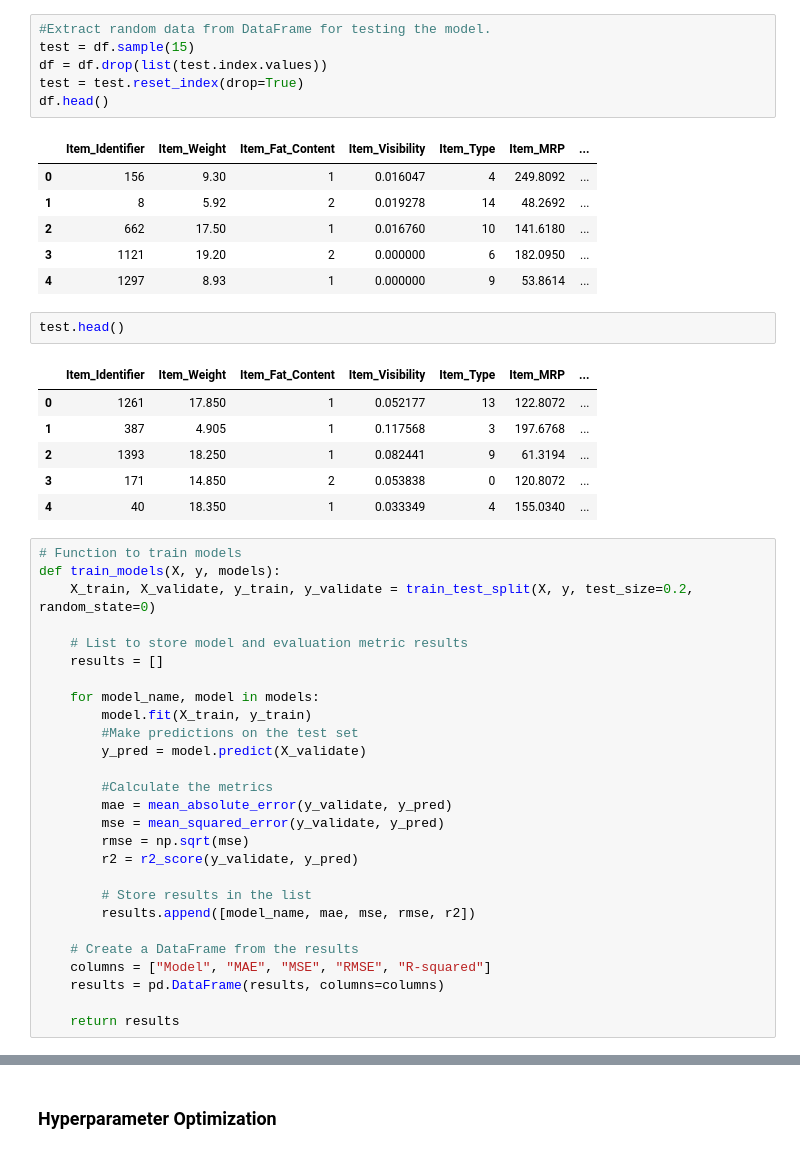
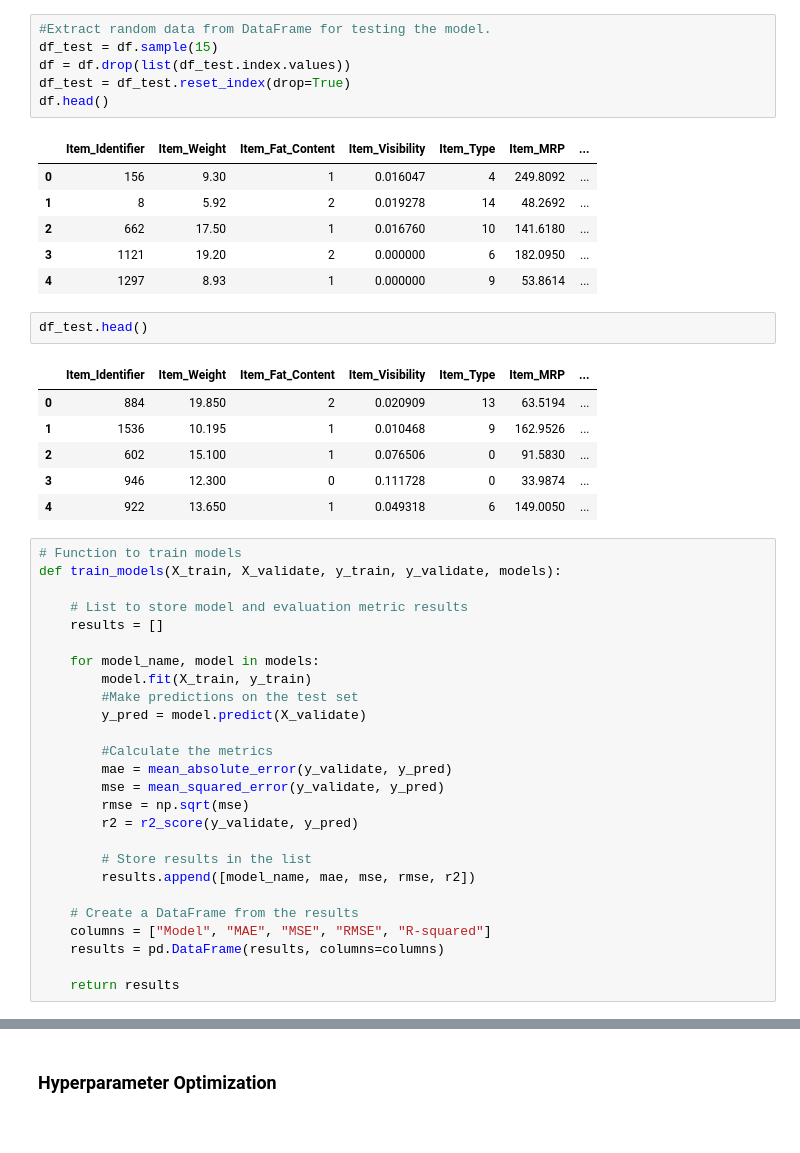
Before and after one commit to edidiongaligbe/Evaluation_Metrics, a Jupyter notebook: Regression.ipynb, the cells around one changed output, grey strips where cells are left out. Saved outputs shown, nothing was run; the diff lists cells and outputs as text.

```diff
--- a/Regression.ipynb
+++ b/Regression.ipynb
@@ -357,9 +368,9 @@ The model will be trained using Linear Regression and the evaluation metrics to
 4. R-squared (R^2)
 # %%
 #Extract random data from DataFrame for testing the model.
-test = df.sample(15)
-df = df.drop(list(test.index.values))
-test = test.reset_index(drop=True)
+df_test = df.sample(15)
+df = df.drop(list(df_test.index.values))
+df_test = df_test.reset_index(drop=True)
 df.head()
 # %% [output]
 |  | Item_Identifier | Item_Weight | Item_Fat_Content | Item_Visibility | Item_Type | Item_MRP | ... |
@@ -369,18 +380,17 @@ df.head()
 | 3 | 1121 | 19.20 | 2 | 0.000000 | 6 | 182.0950 | ... |
 | 4 | 1297 | 8.93 | 1 | 0.000000 | 9 | 53.8614 | ... |
 # %%
-test.head()
+df_test.head()
 # %% [output]
 |  | Item_Identifier | Item_Weight | Item_Fat_Content | Item_Visibility | Item_Type | Item_MRP | ... |
-| 0 | 1261 | 17.850 | 1 | 0.052177 | 13 | 122.8072 | ... |
-| 1 | 387 | 4.905 | 1 | 0.117568 | 3 | 197.6768 | ... |
-| 2 | 1393 | 18.250 | 1 | 0.082441 | 9 | 61.3194 | ... |
-| 3 | 171 | 14.850 | 2 | 0.053838 | 0 | 120.8072 | ... |
-| 4 | 40 | 18.350 | 1 | 0.033349 | 4 | 155.0340 | ... |
+| 0 | 884 | 19.850 | 2 | 0.020909 | 13 | 63.5194 | ... |
+| 1 | 1536 | 10.195 | 1 | 0.010468 | 9 | 162.9526 | ... |
+| 2 | 602 | 15.100 | 1 | 0.076506 | 0 | 91.5830 | ... |
+| 3 | 946 | 12.300 | 0 | 0.111728 | 0 | 33.9874 | ... |
+| 4 | 922 | 13.650 | 1 | 0.049318 | 6 | 149.0050 | ... |
 # %%
 # Function to train models
-def train_models(X, y, models):
-    X_train, X_validate, y_train, y_validate = train_test_split(X, y, test_size=0.2, random_state=0)
+def train_models(X_train, X_validate, y_train, y_validate, models):
 
     # List to store model and evaluation metric results
     results = []
```
Also changed, not shown: parts of 8 cells of this notebook.
